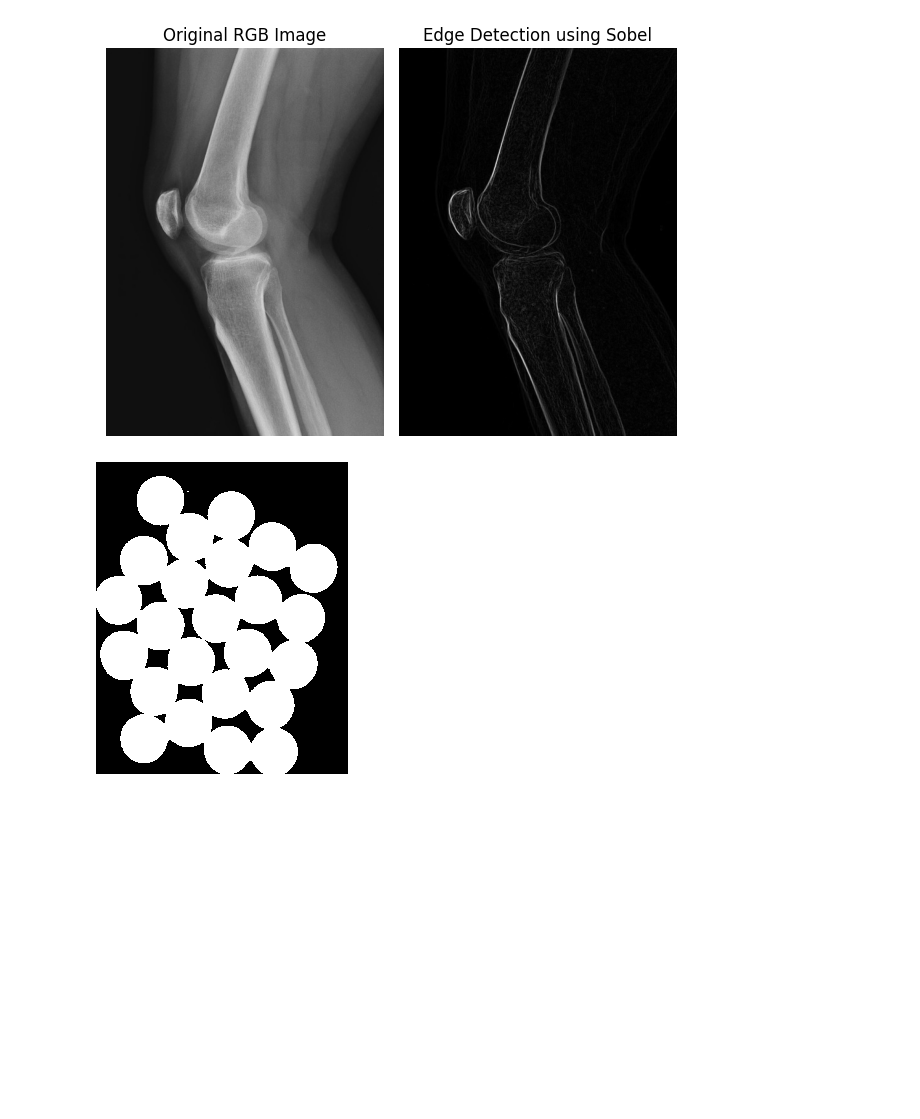
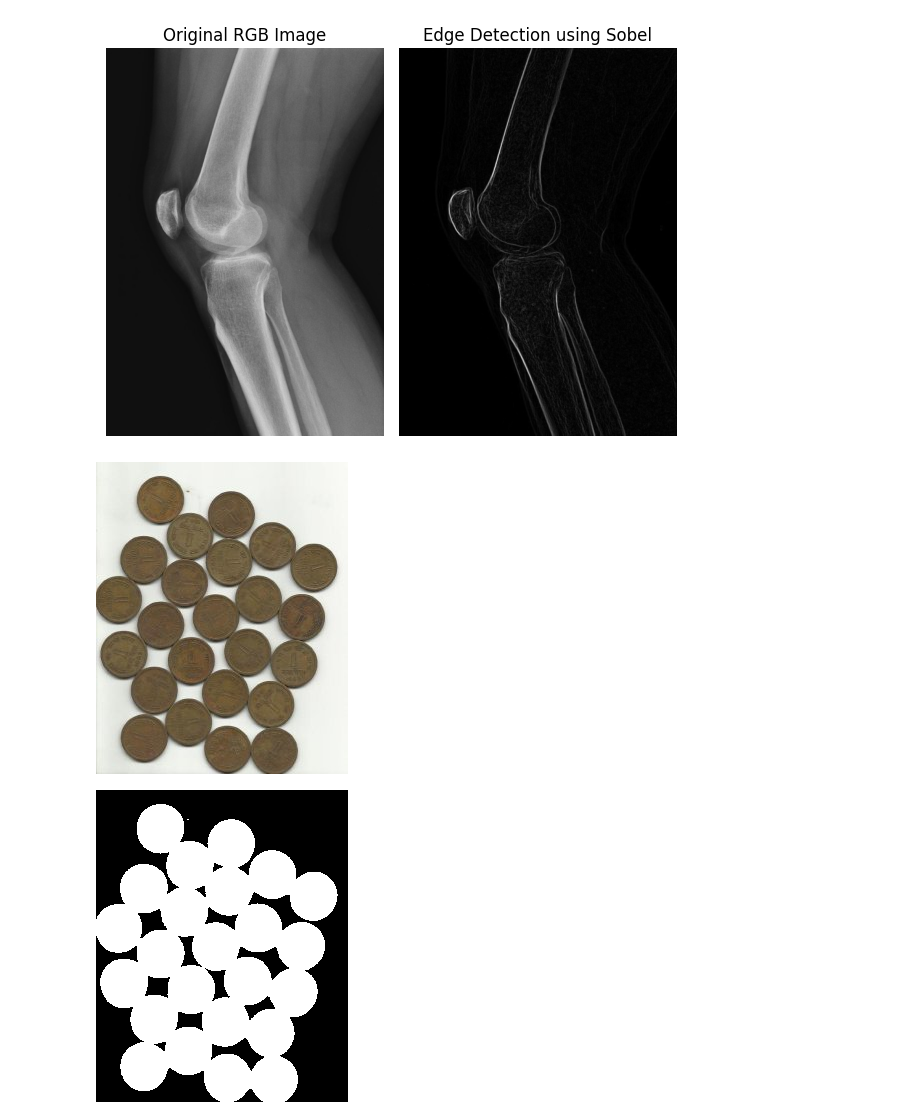
Before and after one commit to ShaunCFernando/AI_Summer_Pitt, a Jupyter notebook: AISummerSchool_2025_Supplementary_Day_2_ImageFiltering_and_Segmentation_OpenCV_GoogleColab.ipynb, the cells around one changed output. Saved outputs shown, nothing was run; the diff lists cells and outputs as text; code cells hidden in the pictures; blank space fills up the shorter version.

Commit message:
Created using Colab - 3 different images - finally counted the coins in the sample.png image

```diff
--- a/AISummerSchool_2025_Supplementary_Day_2_ImageFiltering_and_Segmentation_OpenCV_GoogleColab.ipynb
+++ b/AISummerSchool_2025_Supplementary_Day_2_ImageFiltering_and_Segmentation_OpenCV_GoogleColab.ipynb
@@ -156,8 +156,10 @@ gray = cv2.cvtColor(img,cv2.COLOR_BGR2GRAY)
 ret, thresh = cv2.threshold(gray,0,255,cv2.THRESH_BINARY_INV+cv2.THRESH_OTSU)
 # %%
 cv2_imshow(img)
-cv2.waitKey(0)
-cv2.destroyAllWindows()
+# cv2.waitKey(0)
+# cv2.destroyAllWindows()
+# %% [output]
+[figure, added]
 # %%
 cv2_imshow(thresh)
 # cv2.waitKey(0)
```
Also changed, not shown: parts of 4 cells of this notebook.
